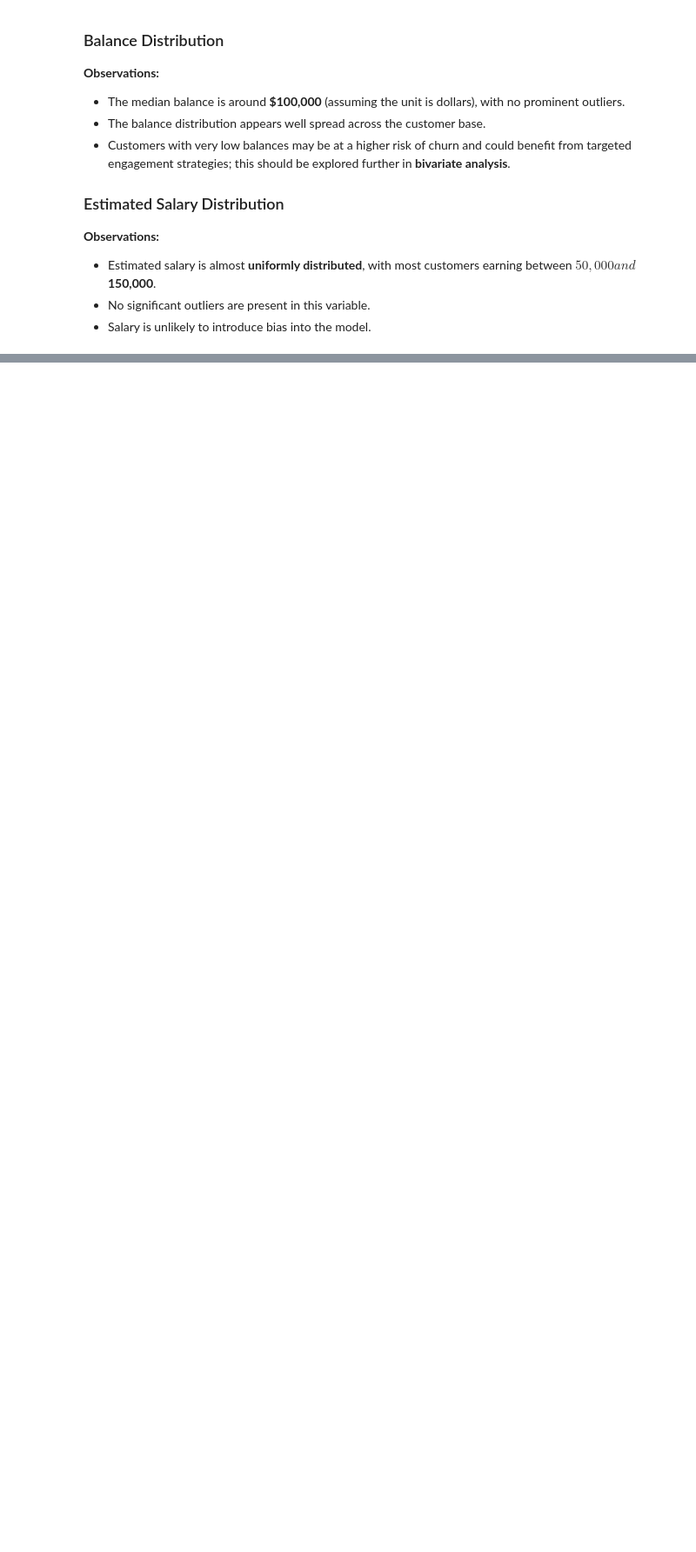
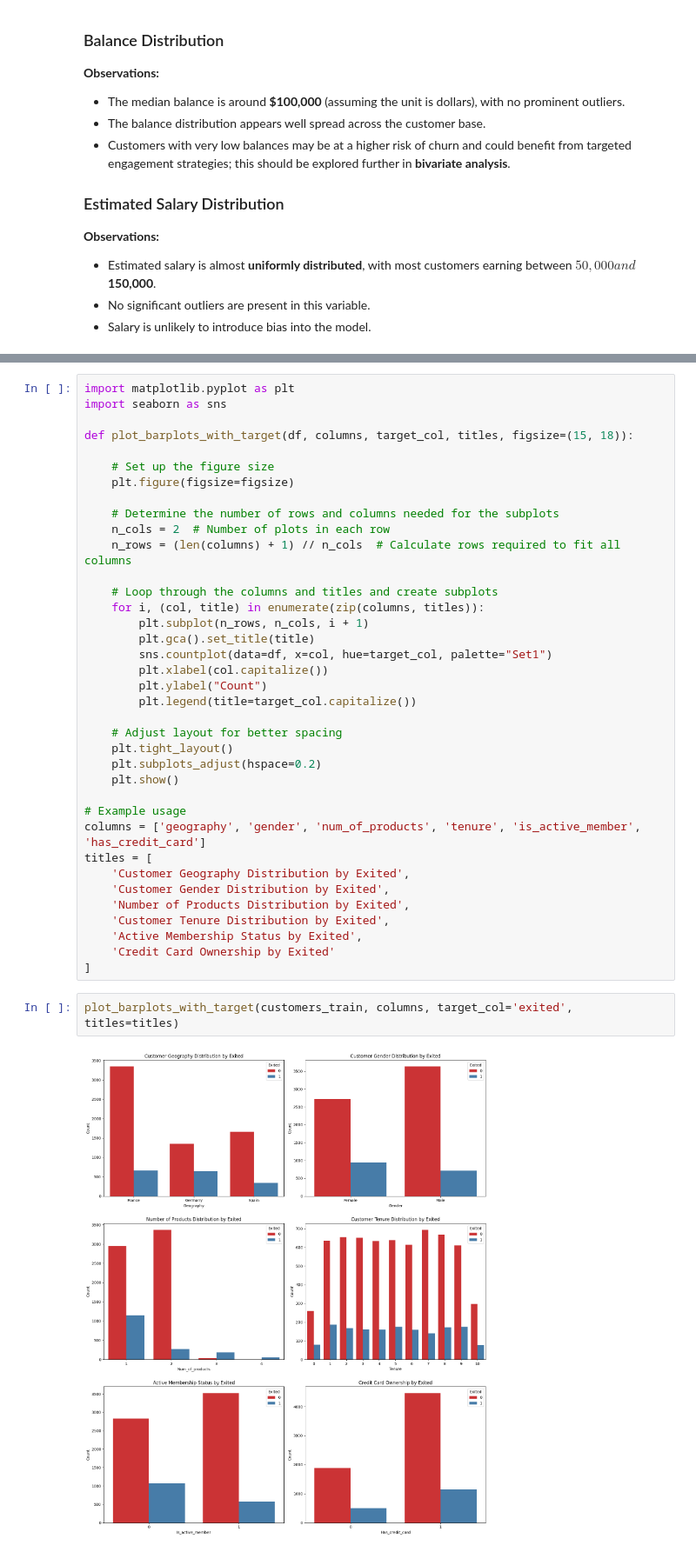
Before and after one commit to azamKhattak24/Customer_Churn_Prediction, a Jupyter notebook: notebooks/customerChurnPrediction.ipynb, the cells around one changed output, grey strips where cells are left out. Shown at 87% size. Drawn from its saved outputs; the diff is of its cells as text; blank space fills up the shorter version.

```diff
--- a/notebooks/customerChurnPrediction.ipynb
+++ b/notebooks/customerChurnPrediction.ipynb
@@ -622,0 +667,41 @@ plot_boxplots(customers_train, columns, box_plot_titles)
+# %%
+import matplotlib.pyplot as plt
+import seaborn as sns
+
+def plot_barplots_with_target(df, columns, target_col, titles, figsize=(15, 18)):
+
+    # Set up the figure size
+    plt.figure(figsize=figsize)
+
+    # Determine the number of rows and columns needed for the subplots
+    n_cols = 2  # Number of plots in each row
+    n_rows = (len(columns) + 1) // n_cols  # Calculate rows required to fit all columns
+
+    # Loop through the columns and titles and create subplots
+    for i, (col, title) in enumerate(zip(columns, titles)):
+        plt.subplot(n_rows, n_cols, i + 1)
+        plt.gca().set_title(title)
+        sns.countplot(data=df, x=col, hue=target_col, palette="Set1")
+        plt.xlabel(col.capitalize())
+        plt.ylabel("Count")
+        plt.legend(title=target_col.capitalize())
+
+    # Adjust layout for better spacing
+    plt.tight_layout()
+    plt.subplots_adjust(hspace=0.2)
+    plt.show()
+
+# Example usage
+columns = ['geography', 'gender', 'num_of_products', 'tenure', 'is_active_member', 'has_credit_card']
+titles = [
+    'Customer Geography Distribution by Exited',
+    'Customer Gender Distribution by Exited',
+    'Number of Products Distribution by Exited',
+    'Customer Tenure Distribution by Exited',
+    'Active Membership Status by Exited',
+    'Credit Card Ownership by Exited'
+]
+# %%
+plot_barplots_with_target(customers_train, columns, target_col='exited', titles=titles)
+# %% [output]
+[figure, added]
```
Also changed, not shown: parts of 2 cells of this notebook.
